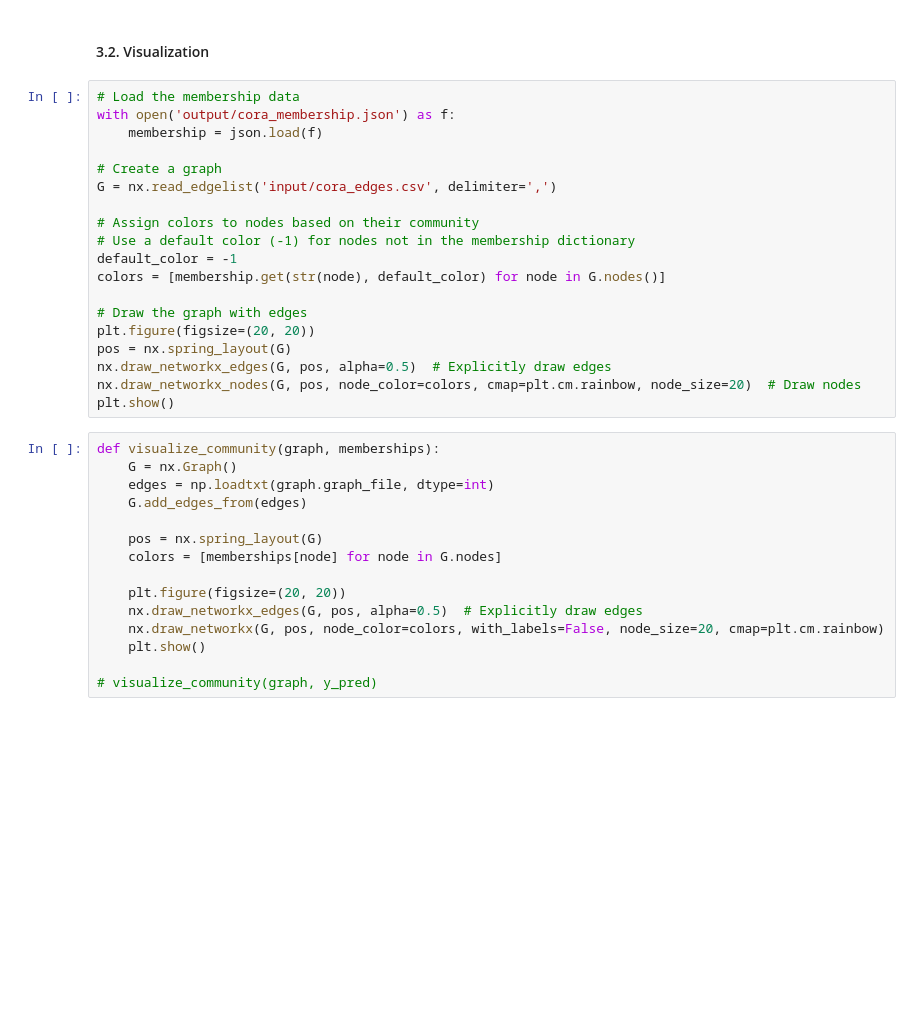
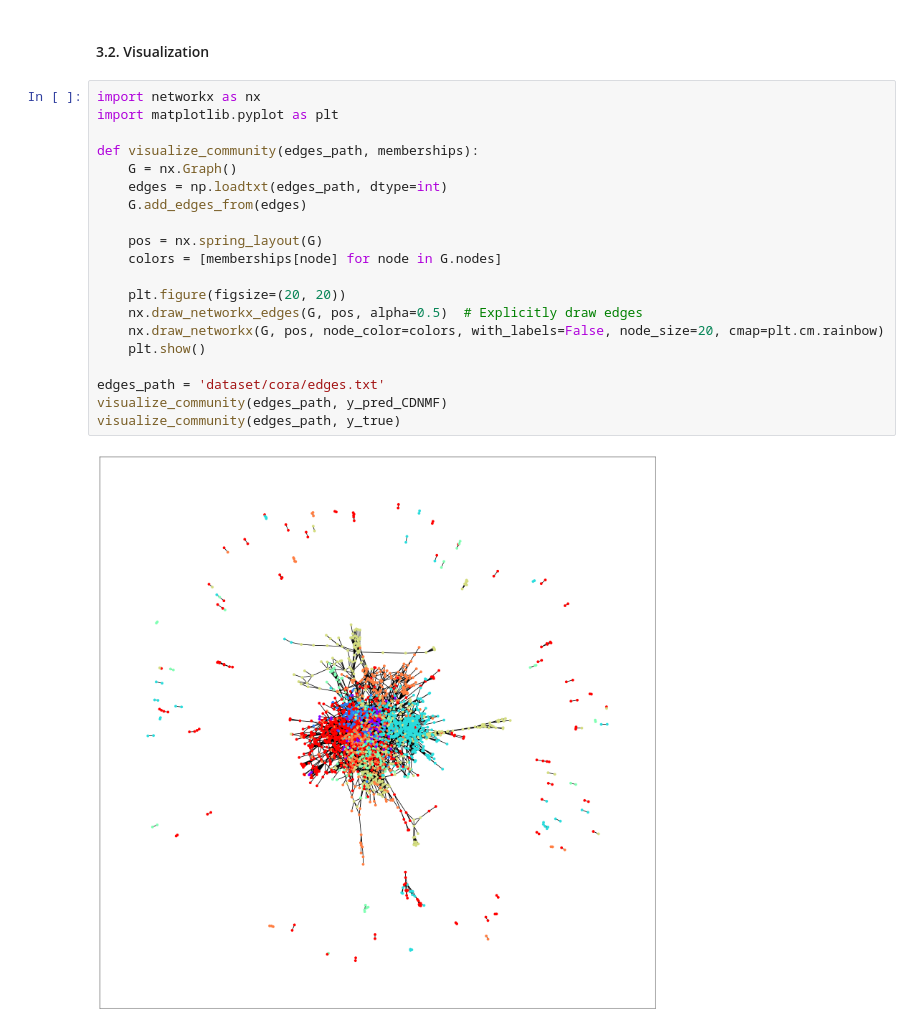
Before and after one commit to hardness1020/Community_Detection, a Jupyter notebook: main.ipynb, the cells around one changed output. Cells and saved outputs as stored; diff of their text form; blank space fills up the shorter version.

Commit message:
feat: Add visualization and Adjust code structure

```diff
--- a/main.ipynb
+++ b/main.ipynb
@@ -166,36 +170,24 @@ scores_CDNMF
 # %% [markdown]
 #### 3.2. Visualization
-# %%
-# Load the membership data
-with open('output/cora_membership.json') as f:
-    membership = json.load(f)
-
-# Create a graph
-G = nx.read_edgelist('input/cora_edges.csv', delimiter=',')
-
-# Assign colors to nodes based on their community
-# Use a default color (-1) for nodes not in the membership dictionary
-default_color = -1
-colors = [membership.get(str(node), default_color) for node in G.nodes()]
-
-# Draw the graph with edges
-plt.figure(figsize=(20, 20))
-pos = nx.spring_layout(G)
-nx.draw_networkx_edges(G, pos, alpha=0.5)  # Explicitly draw edges
-nx.draw_networkx_nodes(G, pos, node_color=colors, cmap=plt.cm.rainbow, node_size=20)  # Draw nodes
-plt.show()
 # %%
-def visualize_community(graph, memberships):
+import networkx as nx
+import matplotlib.pyplot as plt
+
+def visualize_community(edges_path, memberships):
     G = nx.Graph()
-    edges = np.loadtxt(graph.graph_file, dtype=int)
+    edges = np.loadtxt(edges_path, dtype=int)
     G.add_edges_from(edges)
 
     pos = nx.spring_layout(G)
     colors = [memberships[node] for node in G.nodes]
 
     plt.figure(figsize=(20, 20))
     nx.draw_networkx_edges(G, pos, alpha=0.5)  # Explicitly draw edges
     nx.draw_networkx(G, pos, node_color=colors, with_labels=False, node_size=20, cmap=plt.cm.rainbow)
     plt.show()
 
-# visualize_community(graph, y_pred)
+edges_path = 'dataset/cora/edges.txt'
+visualize_community(edges_path, y_pred_CDNMF)
+visualize_community(edges_path, y_true)
+# %% [output]
+[figure, added]
```
Also changed, not shown: parts of 8 cells of this notebook.
